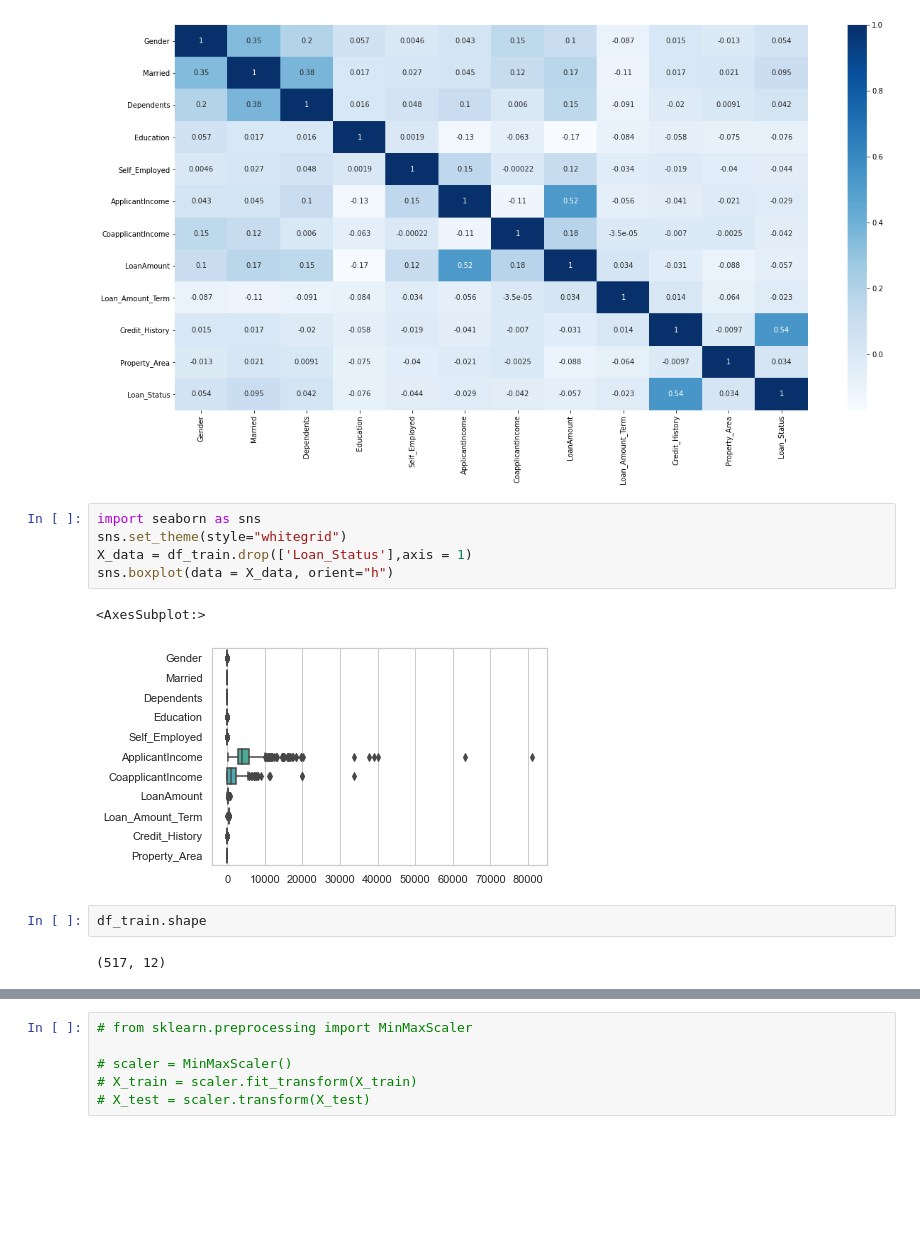
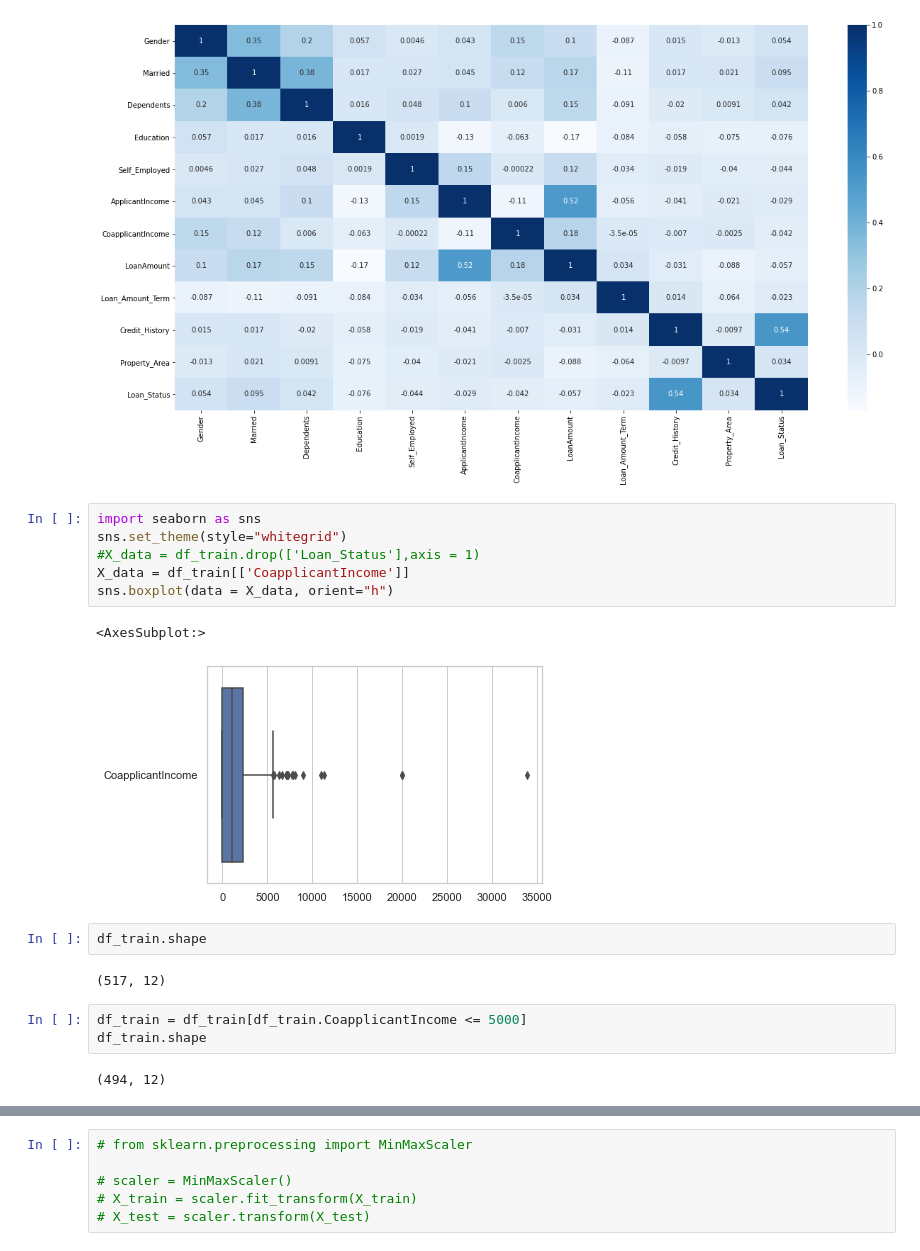
Before and after one commit to swantikag/AI-ML---Practice, a Jupyter notebook: Logistic Regression/Loan Prediction_ Logistic Regression.ipynb, the cells around one changed output, grey strips where cells are left out. Drawn from its saved outputs; the diff is of its cells as text; blank space fills up the shorter version.

```diff
--- a/Logistic Regression/Loan Prediction_ Logistic Regression.ipynb
+++ b/Logistic Regression/Loan Prediction_ Logistic Regression.ipynb
@@ -123,12 +123,18 @@ sns.heatmap(df_train.corr(), annot = True, cmap = 'Blues')
 # %%
 import seaborn as sns
 sns.set_theme(style="whitegrid")
-X_data = df_train.drop(['Loan_Status'],axis = 1)
+#X_data = df_train.drop(['Loan_Status'],axis = 1)
+X_data = df_train[['CoapplicantIncome']]
 sns.boxplot(data = X_data, orient="h")
 # %% [output]
 <AxesSubplot:>
-[figure, old version]
+[figure, new version]
 # %%
 df_train.shape
 # %% [output]
 (517, 12)
+# %%
+df_train = df_train[df_train.CoapplicantIncome <= 5000]
+df_train.shape
+# %% [output]
+(494, 12)
```
Also changed, not shown: parts of 13 cells of this notebook.
